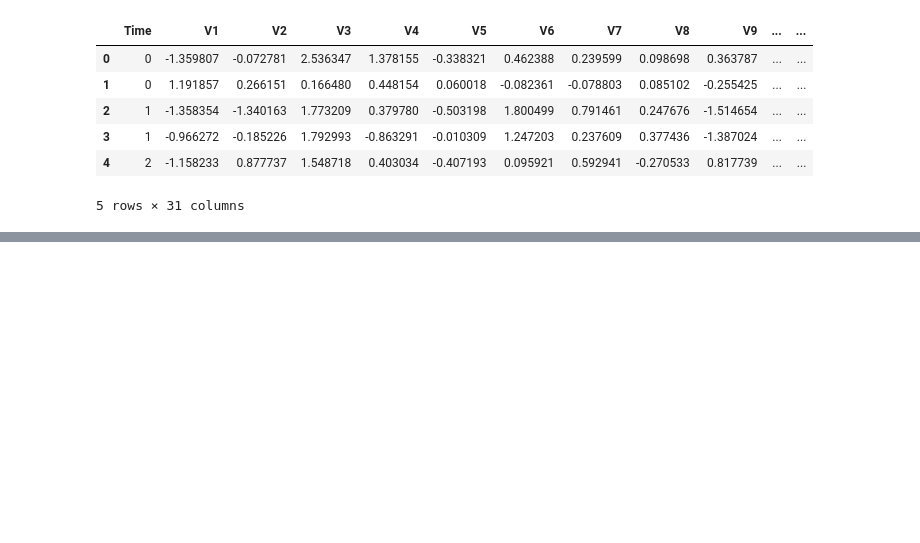
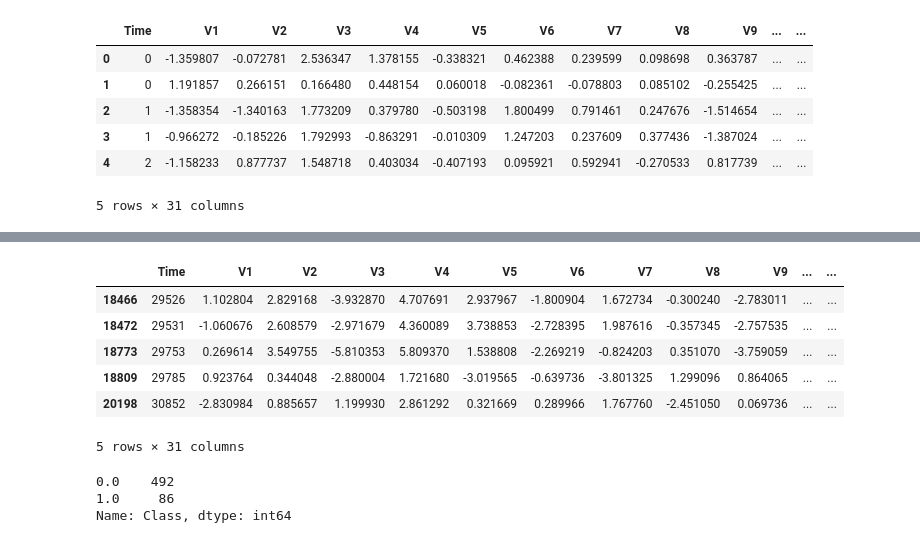
Before and after one commit to ShreyaNayak04/CreditCardFraudDetection, a Jupyter notebook: sample.ipynb, the cells around one changed output, grey strips where cells are left out. Cells and saved outputs as stored; diff of their text form; code cells hidden in the pictures; blank space fills up the shorter version.

```diff
--- a/sample.ipynb
+++ b/sample.ipynb
@@ -124,0 +141,16 @@ credit_card_data.groupby('Class').mean()
+# %%
+new_dataset.tail()
+# %% [output]
+|  | Time | V1 | V2 | V3 | V4 | V5 | V6 | V7 | V8 | V9 | ... | ... |
+| 18466 | 29526 | 1.102804 | 2.829168 | -3.932870 | 4.707691 | 2.937967 | -1.800904 | 1.672734 | -0.300240 | -2.783011 | ... | ... |
+| 18472 | 29531 | -1.060676 | 2.608579 | -2.971679 | 4.360089 | 3.738853 | -2.728395 | 1.987616 | -0.357345 | -2.757535 | ... | ... |
+| 18773 | 29753 | 0.269614 | 3.549755 | -5.810353 | 5.809370 | 1.538808 | -2.269219 | -0.824203 | 0.351070 | -3.759059 | ... | ... |
+| 18809 | 29785 | 0.923764 | 0.344048 | -2.880004 | 1.721680 | -3.019565 | -0.639736 | -3.801325 | 1.299096 | 0.864065 | ... | ... |
+| 20198 | 30852 | -2.830984 | 0.885657 | 1.199930 | 2.861292 | 0.321669 | 0.289966 | 1.767760 | -2.451050 | 0.069736 | ... | ... |
+5 rows × 31 columns
+# %%
+new_dataset['Class'].value_counts()
+# %% [output]
+0.0    492
+1.0     86
+Name: Class, dtype: int64
```
Also changed, not shown: parts of 27 cells of this notebook.
